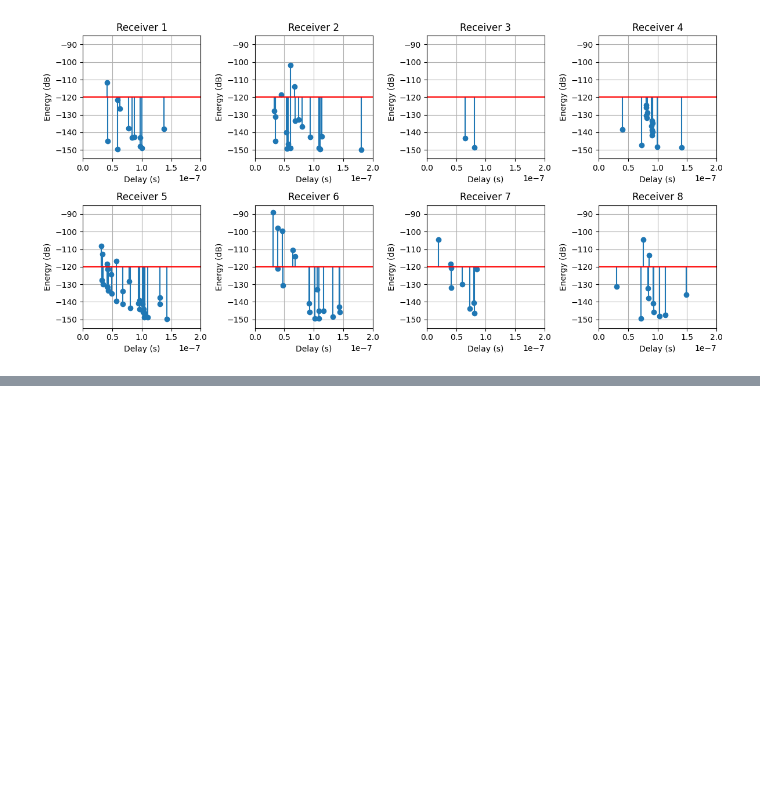
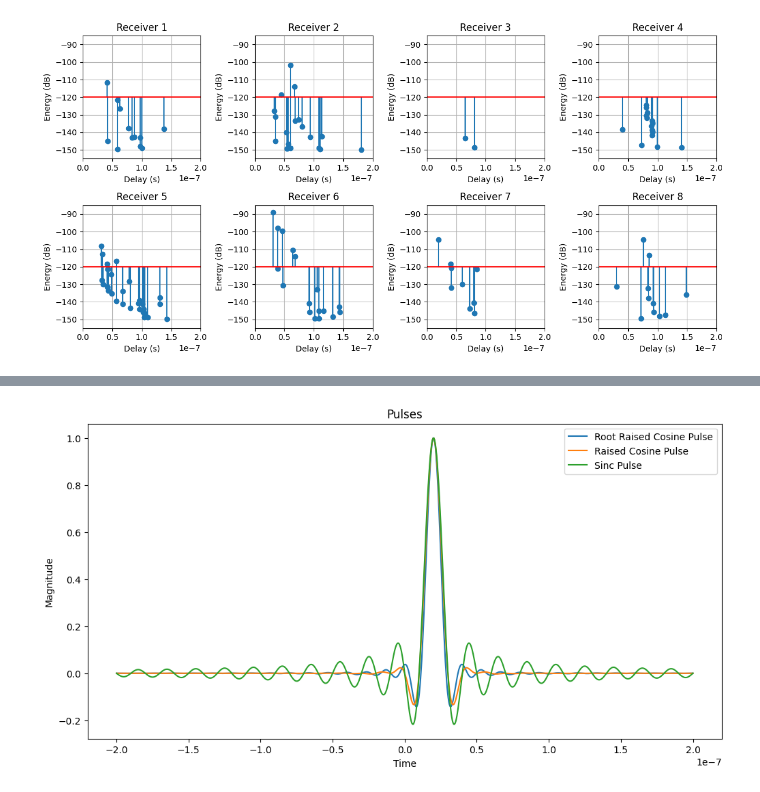
Before and after one commit to lraviart/RayTracing, a Jupyter notebook: Localization/SimpleReflexion.ipynb, the cells around one changed output, grey strips where cells are left out. Saved outputs shown, nothing was run; the diff lists cells and outputs as text; code cells hidden in the pictures; blank space fills up the shorter version.

```diff
--- a/Localization/SimpleReflexion.ipynb
+++ b/Localization/SimpleReflexion.ipynb
@@ -306,0 +335,14 @@ Optimal number of paths: 6
+# %%
+t_plot = np.linspace(-2e-7, 2e-7, 1000)
+tau_plot = 2e-8
+plt.figure(figsize=(12, 6))
+plt.plot(t_plot, com.RRC(t_plot, tau_plot, B, alpha=0.5), label='Root Raised Cosine Pulse')
+plt.plot(t_plot, com.RC(t_plot, tau_plot, B, alpha=0.5), label='Raised Cosine Pulse')
+plt.plot(t_plot, np.sinc((t_plot - tau_plot) * B), label='Sinc Pulse')
+plt.xlabel('Time')
+plt.ylabel('Magnitude')
+plt.title('Pulses')
+plt.legend()
+plt.show()
+# %% [output]
+[figure, added]
```
Also changed, not shown: parts of 9 cells of this notebook, 4 other files.
